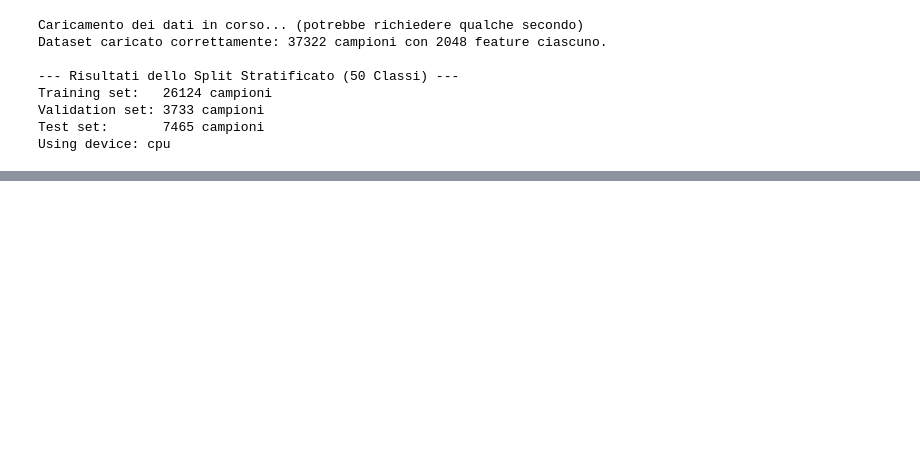
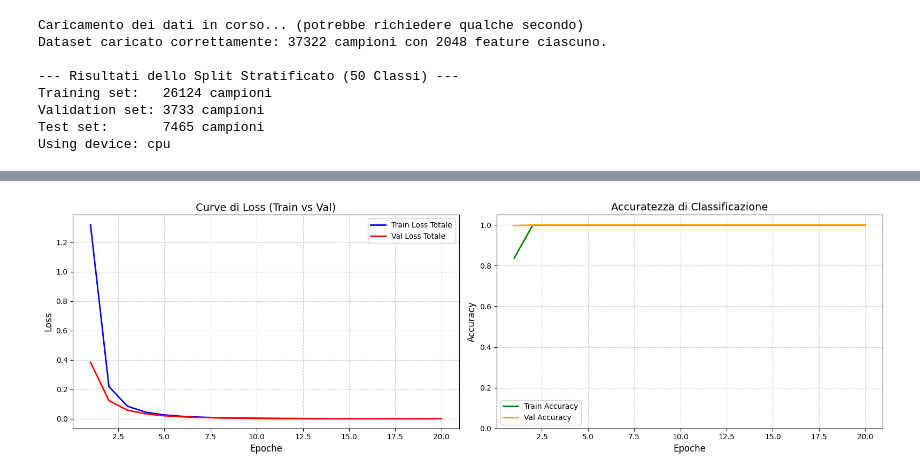
Before and after one commit to stefano-gamba/BoxEmbeddingCBM, a Jupyter notebook: notebooks/a-priori-boxes.ipynb, the cells around one changed output, grey strips where cells are left out. Drawn from its saved outputs; the diff is of its cells as text; code cells hidden in the pictures; blank space fills up the shorter version.

Commit message:
train classifier with concept cond prob matrix

```diff
--- a/notebooks/a-priori-boxes.ipynb
+++ b/notebooks/a-priori-boxes.ipynb
@@ -250,0 +251,17 @@ plt.show()
+# %%
+info = "rel_matrix"
+model = ConceptBottleneckClassifier(box_dim=box_tensors.size(-1), num_classes=NUM_CLASSES, num_concepts=NUM_CONCEPTS, info=info)
+optimizer = torch.optim.Adam(model.parameters(), lr=0.001)
+criterion = nn.CrossEntropyLoss()
+history = train_cbm_classifier(
+    model,
+    train_dataloader,
+    val_dataloader,
+    optimizer,
+    criterion,
+    class_concept_matrix,
+    box_tensors,
+    EPOCHS,
+    device,
+    info=info
+)
@@ -250,0 +286,31 @@ plt.show()
+# %%
+epochs = range(1, len(history['train']['tot_loss']) + 1)
+
+fig, (ax1, ax2) = plt.subplots(1, 2, figsize=(16, 5))
+
+# --- Grafico 1: Loss di Train vs Validazione ---
+ax1.plot(epochs, history['train']['tot_loss'], label='Train Loss Totale', color='blue', linewidth=2)
+ax1.plot(epochs, history['val']['tot_loss'], label='Val Loss Totale', color='red', linewidth=2)
+
+
+ax1.set_title('Curve di Loss (Train vs Val)', fontsize=14)
+ax1.set_xlabel('Epoche', fontsize=12)
+ax1.set_ylabel('Loss', fontsize=12)
+ax1.legend()
+ax1.grid(True, linestyle='--', alpha=0.6)
+
+# --- Grafico 2: Accuratezza Multi-Classe ---
+ax2.plot(epochs, history['train']['acc'], label='Train Accuracy', color='green', linewidth=2)
+ax2.plot(epochs, history['val']['acc'], label='Val Accuracy', color='orange', linewidth=2)
+
+ax2.set_title('Accuratezza di Classificazione', fontsize=14)
+ax2.set_xlabel('Epoche', fontsize=12)
+ax2.set_ylabel('Accuracy', fontsize=12)
+ax2.set_ylim(0, 1.05)
+ax2.legend()
+ax2.grid(True, linestyle='--', alpha=0.6)
+
+plt.tight_layout()
+plt.show()
+# %% [output]
+[figure, added]
```
Also changed, not shown: parts of 8 cells of this notebook, 2 other files.
